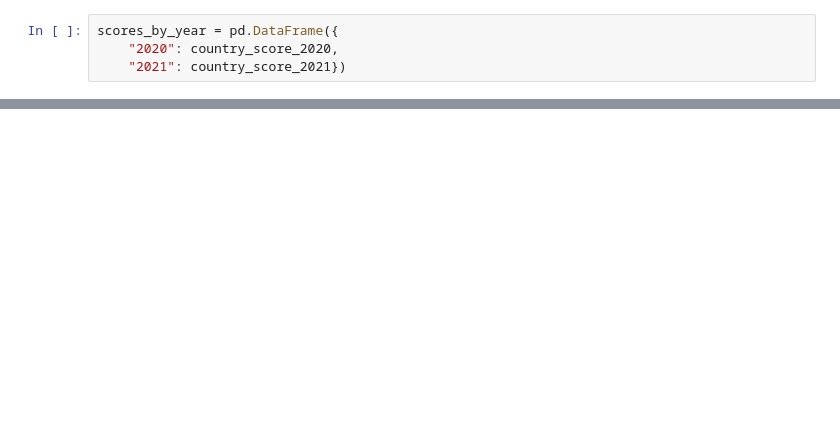
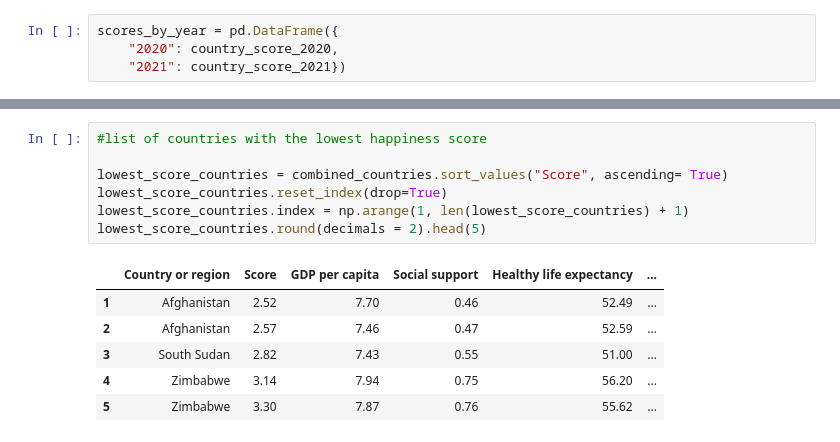
Before and after one commit to ouzgrp/project1bootcamp, a Jupyter notebook: Happiness_analysis.ipynb, the cells around one changed output, grey strips where cells are left out. Saved outputs shown, nothing was run; the diff lists cells and outputs as text; blank space fills up the shorter version.

```diff
--- a/Happiness_analysis.ipynb
+++ b/Happiness_analysis.ipynb
@@ -132,0 +163,14 @@ scores_by_year
+# %%
+#list of countries with the lowest happiness score
+
+lowest_score_countries = combined_countries.sort_values("Score", ascending= True)
+lowest_score_countries.reset_index(drop=True)
+lowest_score_countries.index = np.arange(1, len(lowest_score_countries) + 1)
+lowest_score_countries.round(decimals = 2).head(5)
+# %% [output]
+|  | Country or region | Score | GDP per capita | Social support | Healthy life expectancy | ... |
+| 1 | Afghanistan | 2.52 | 7.70 | 0.46 | 52.49 | ... |
+| 2 | Afghanistan | 2.57 | 7.46 | 0.47 | 52.59 | ... |
+| 3 | South Sudan | 2.82 | 7.43 | 0.55 | 51.00 | ... |
+| 4 | Zimbabwe | 3.14 | 7.94 | 0.75 | 56.20 | ... |
+| 5 | Zimbabwe | 3.30 | 7.87 | 0.76 | 55.62 | ... |
```
Also changed, not shown: parts of 8 cells of this notebook.
